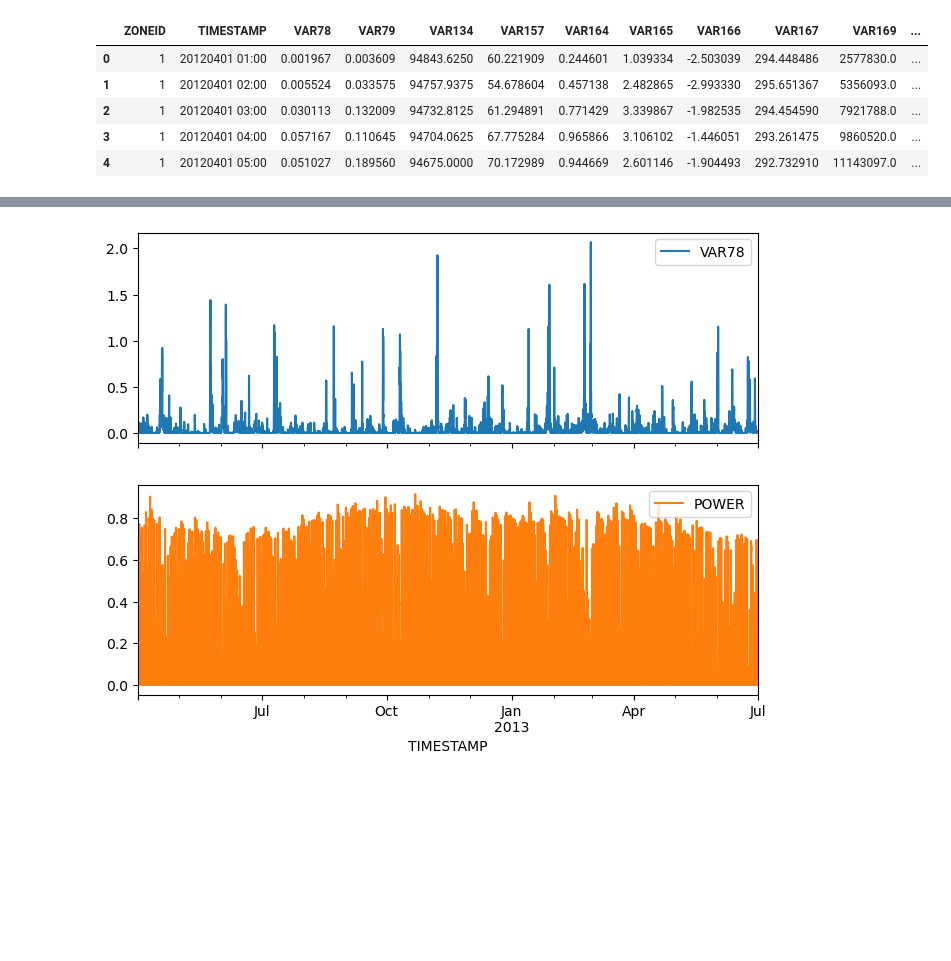
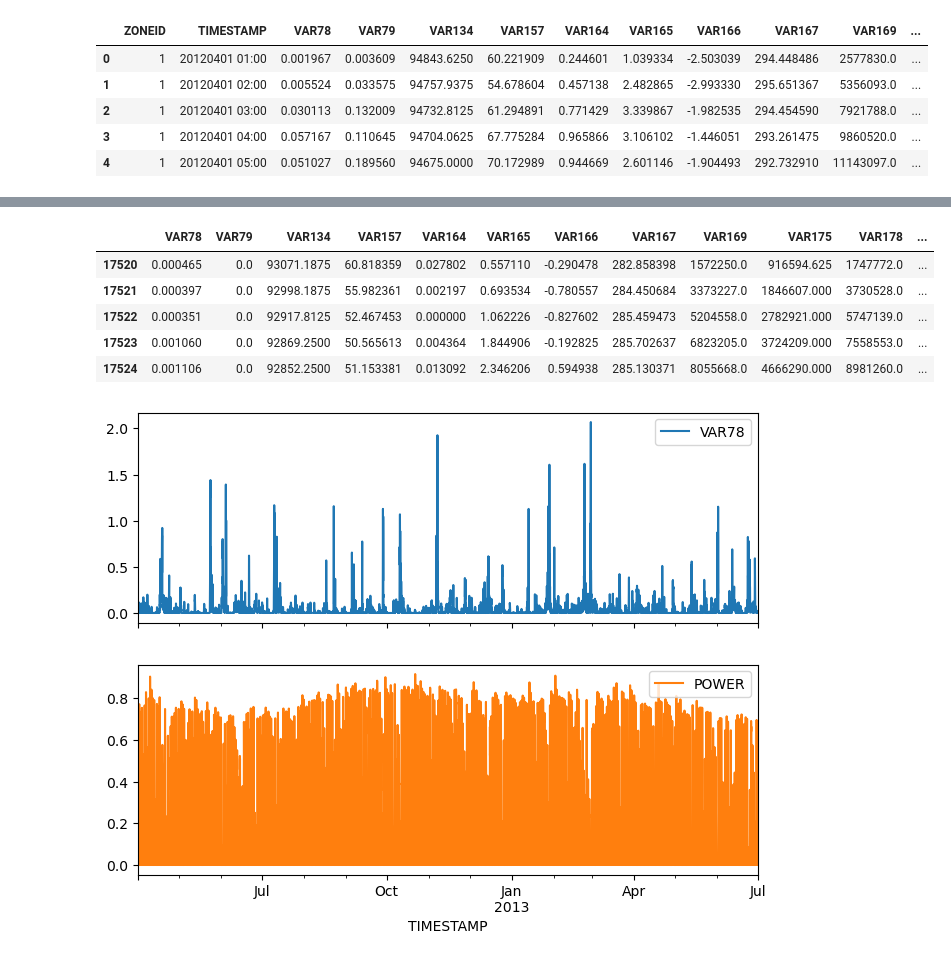
Before and after one commit to antoniolang1107/Solar-Power, a Jupyter notebook: solar.ipynb, the cells around one changed output, grey strips where cells are left out. Saved outputs shown, nothing was run; the diff lists cells and outputs as text; code cells hidden in the pictures; blank space fills up the shorter version.

```diff
--- a/solar.ipynb
+++ b/solar.ipynb
@@ -59,6 +68,15 @@ del training_data_1, training_data_2, training_data_3
 del test_data_1, test_data_2, test_data_3
 del train_time_1, train_time_2, train_time_3
 del test_time_1, test_time_2, test_time_3
+# %%
+test_data[2].head()
+# %% [output]
+|  | VAR78 | VAR79 | VAR134 | VAR157 | VAR164 | VAR165 | VAR166 | VAR167 | VAR169 | VAR175 | VAR178 | ... |
+| 17520 | 0.000465 | 0.0 | 93071.1875 | 60.818359 | 0.027802 | 0.557110 | -0.290478 | 282.858398 | 1572250.0 | 916594.625 | 1747772.0 | ... |
+| 17521 | 0.000397 | 0.0 | 92998.1875 | 55.982361 | 0.002197 | 0.693534 | -0.780557 | 284.450684 | 3373227.0 | 1846607.000 | 3730528.0 | ... |
+| 17522 | 0.000351 | 0.0 | 92917.8125 | 52.467453 | 0.000000 | 1.062226 | -0.827602 | 285.459473 | 5204558.0 | 2782921.000 | 5747139.0 | ... |
+| 17523 | 0.001060 | 0.0 | 92869.2500 | 50.565613 | 0.004364 | 1.844906 | -0.192825 | 285.702637 | 6823205.0 | 3724209.000 | 7558553.0 | ... |
+| 17524 | 0.001106 | 0.0 | 92852.2500 | 51.153381 | 0.013092 | 2.346206 | 0.594938 | 285.130371 | 8055668.0 | 4666290.000 | 8981260.0 | ... |
 # %%
 plot_cols = ['VAR78', 'POWER']
 plot_features = train_data[0][plot_cols]
```
Also changed, not shown: parts of 3 cells of this notebook.
